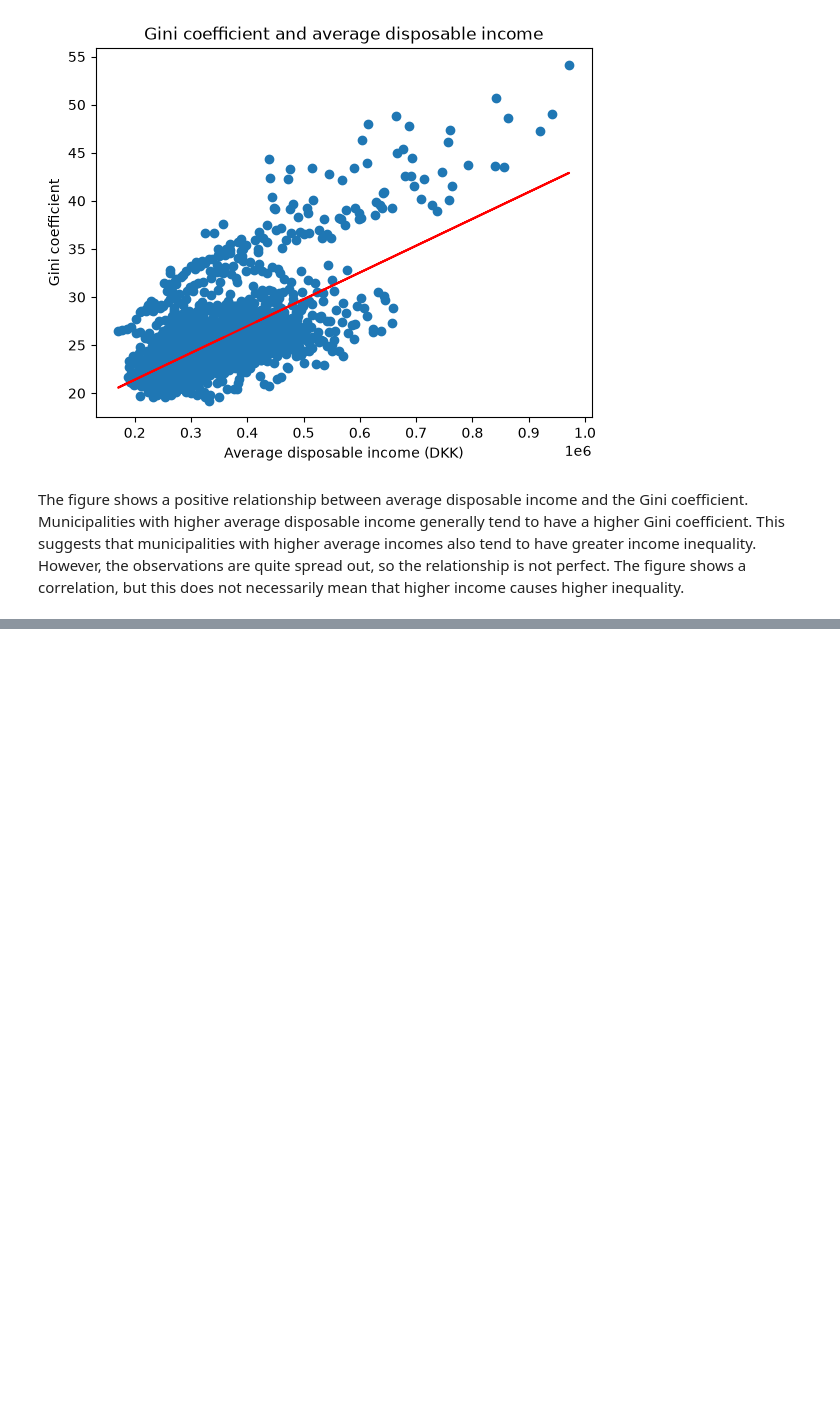
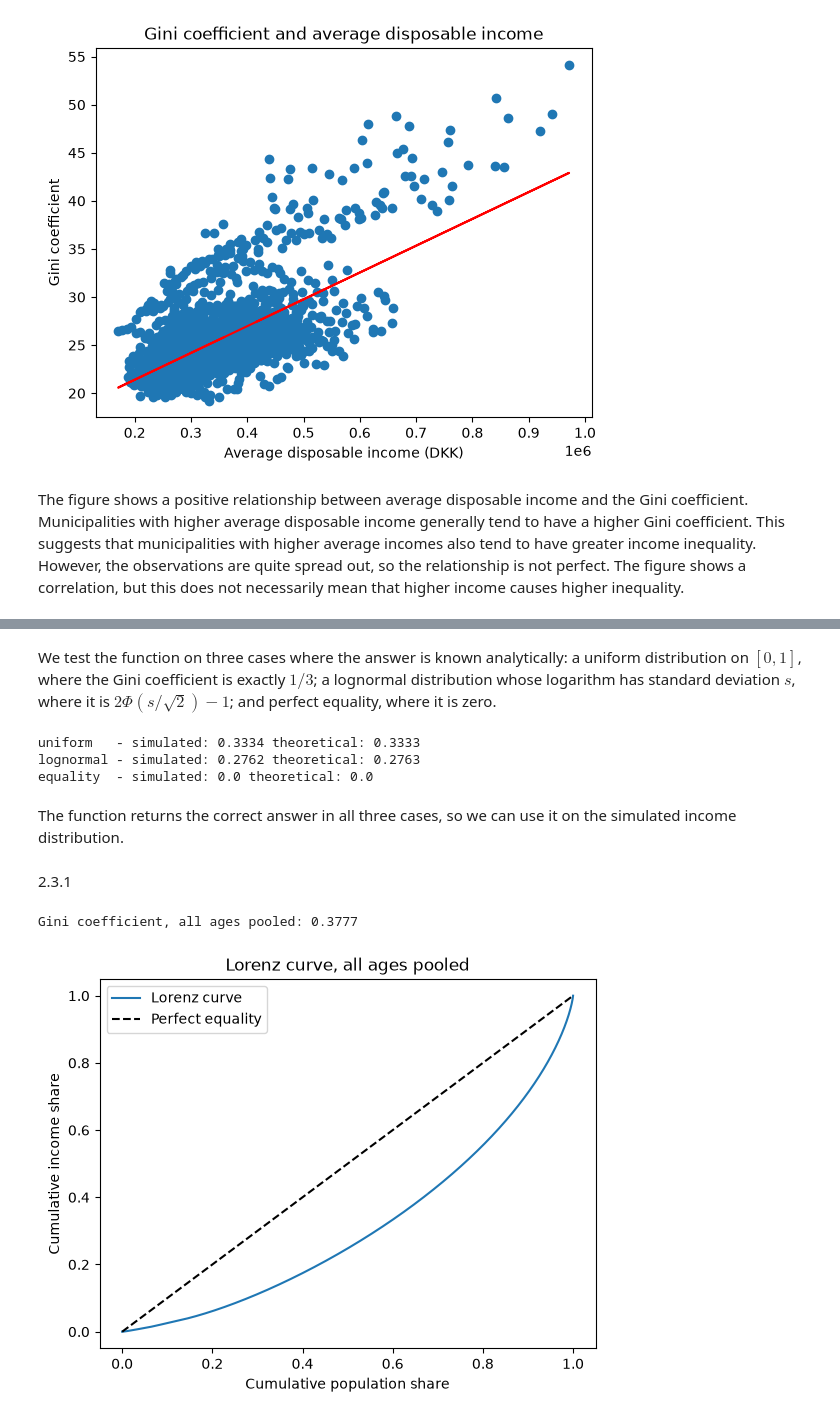
Before and after one commit to NumEconCopenhagen/projects-2025-philippa-ronya, a Jupyter notebook: 01_dataproject/dataproject.ipynb, the cells around one changed output, grey strips where cells are left out. Cells and saved outputs as stored; diff of their text form; code cells hidden in the pictures; blank space fills up the shorter version.

```diff
--- a/01_dataproject/dataproject.ipynb
+++ b/01_dataproject/dataproject.ipynb
@@ -418,0 +465,13 @@ The figure shows a positive relationship between average disposable income and t
+# %%
+# a. education shares
+unique, counts = np.unique(
+    model_2_1.education,
+    return_counts=True
+)
+
+simulated_shares = counts / model_2_1.N
+
+for edu, share in zip(unique, simulated_shares):
+    print(edu, share)
+
+print("Target probabilities:", model_2_1.p_e)
@@ -418,0 +684,66 @@ The figure shows a positive relationship between average disposable income and t
+# %% [markdown]
+We test the function on three cases where the answer is known analytically: a uniform
+distribution on $[0,1]$, where the Gini coefficient is exactly $1/3$; a lognormal
+distribution whose logarithm has standard deviation $s$, where it is
+$2\Phi(s/\sqrt{2}) - 1$; and perfect equality, where it is zero.
+# %%
+# 2.3: test the Gini function on cases where the answer is known
+
+rng_test = np.random.default_rng(1917)
+
+# a. uniform distribution on [0,1]
+y_uniform = rng_test.uniform(0, 1, size=1_000_000)
+
+print("uniform   - simulated:", round(gini(y_uniform), 4),
+      "theoretical:", round(1/3, 4))
+
+# b. lognormal distribution
+s = 0.5
+y_lognormal = rng_test.lognormal(0, s, size=1_000_000)
+
+print("lognormal - simulated:", round(gini(y_lognormal), 4),
+      "theoretical:", round(2 * norm.cdf(s / np.sqrt(2)) - 1, 4))
+
+# c. perfect equality
+print("equality  - simulated:", gini(np.ones(1000)),
+      "theoretical:", 0.0)
+# %% [output]
+uniform   - simulated: 0.3334 theoretical: 0.3333
+lognormal - simulated: 0.2762 theoretical: 0.2763
+equality  - simulated: 0.0 theoretical: 0.0
+# %% [markdown]
+The function returns the correct answer in all three cases, so we can use it on the
+simulated income distribution.
+# %% [markdown]
+2.3.1
+# %%
+# 2.3.1: Gini coefficient and Lorenz curve for the full simulated sample
+
+# pool all individuals and all ages
+income_pooled = model_2_1.income.ravel()
+
+# compute the Gini coefficient for the pooled sample
+gini_pooled = gini(income_pooled)
+
+print("Gini coefficient, all ages pooled:", round(gini_pooled, 4))
+
+# compute the Lorenz curve
+F, L = lorenz(income_pooled)
+
+# plot the Lorenz curve together with the line of perfect equality
+plt.plot(F, L, label='Lorenz curve')
+plt.plot([0, 1], [0, 1], linestyle='--', color='black', label='Perfect equality')
+
+# add labels and title
+plt.xlabel('Cumulative population share')
+plt.ylabel('Cumulative income share')
+plt.title('Lorenz curve, all ages pooled')
+
+# add legend
+plt.legend()
+
+# show the figure
+plt.show()
+# %% [output]
+Gini coefficient, all ages pooled: 0.3777
+[figure, added]
```
Also changed, not shown: parts of 43 cells of this notebook, 2 other files.
